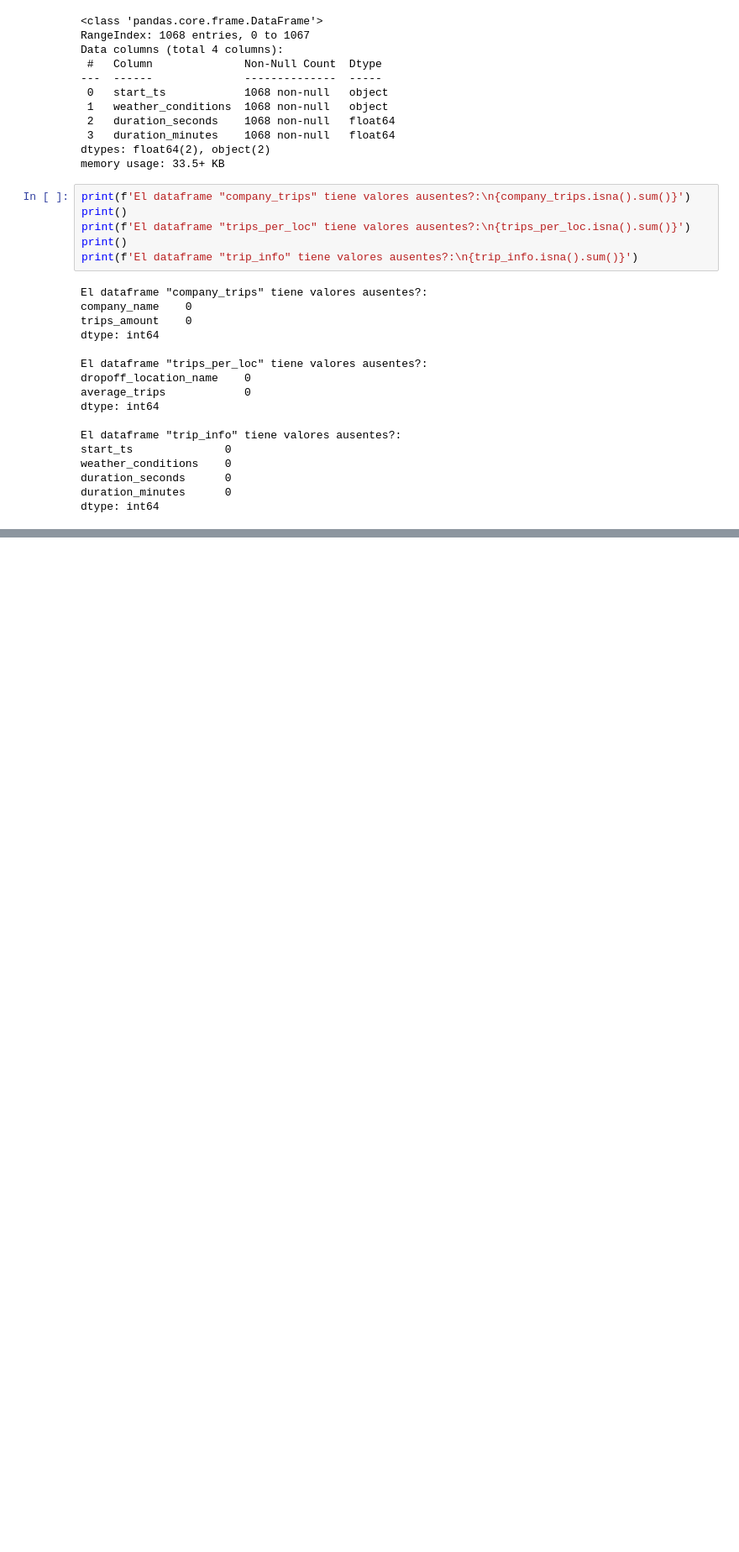
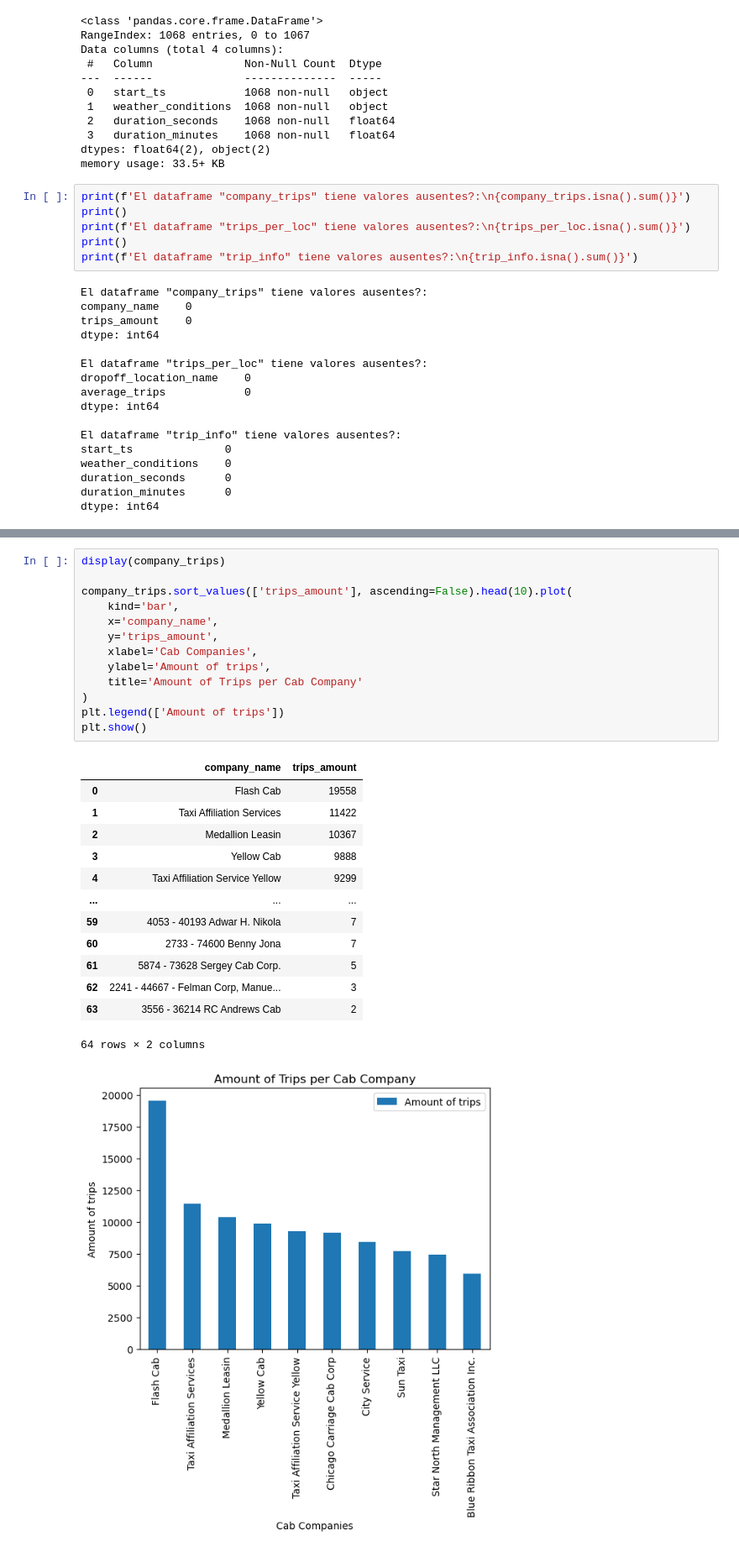
Before and after one commit to ArqJuan/Sprint-7, a Jupyter notebook: Sprint 7.ipynb, the cells around one changed output, grey strips where cells are left out. Shown at 84% size. Cells and saved outputs as stored; diff of their text form; blank space fills up the shorter version.

```diff
--- a/Sprint 7.ipynb
+++ b/Sprint 7.ipynb
@@ -108,0 +111,28 @@ dtype: int64
+# %%
+display(company_trips)
+
+company_trips.sort_values(['trips_amount'], ascending=False).head(10).plot(
+    kind='bar',
+    x='company_name',
+    y='trips_amount',
+    xlabel='Cab Companies',
+    ylabel='Amount of trips',
+    title='Amount of Trips per Cab Company'
+)
+plt.legend(['Amount of trips'])
+plt.show()
+# %% [output]
+|  | company_name | trips_amount |
+| 0 | Flash Cab | 19558 |
+| 1 | Taxi Affiliation Services | 11422 |
+| 2 | Medallion Leasin | 10367 |
+| 3 | Yellow Cab | 9888 |
+| 4 | Taxi Affiliation Service Yellow | 9299 |
+| ... | ... | ... |
+| 59 | 4053 - 40193 Adwar H. Nikola | 7 |
+| 60 | 2733 - 74600 Benny Jona | 7 |
+| 61 | 5874 - 73628 Sergey Cab Corp. | 5 |
+| 62 | 2241 - 44667 - Felman Corp, Manue... | 3 |
+| 63 | 3556 - 36214 RC Andrews Cab | 2 |
+64 rows × 2 columns
+[figure, added]
```
Also changed, not shown: parts of 8 cells of this notebook.
